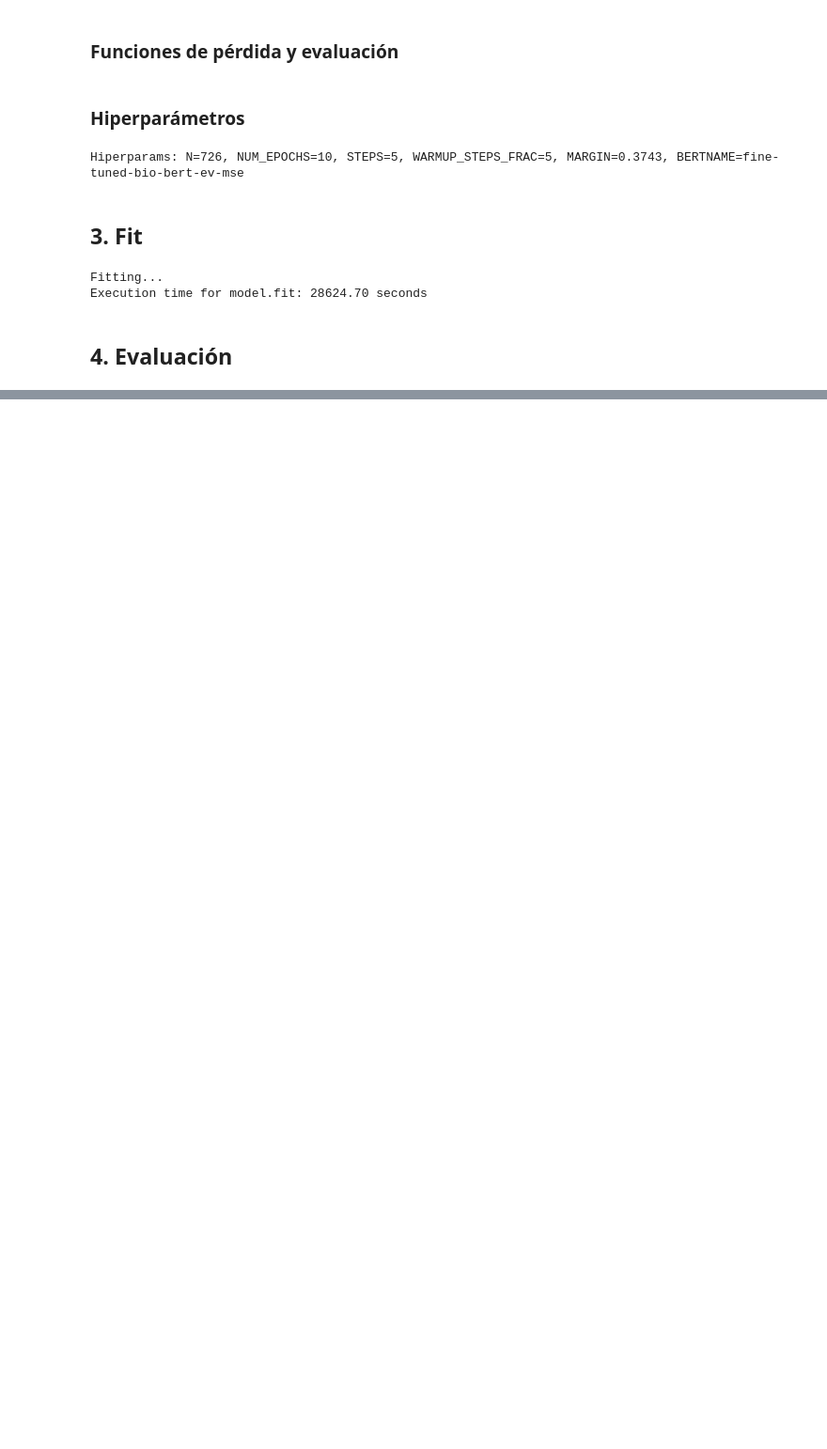
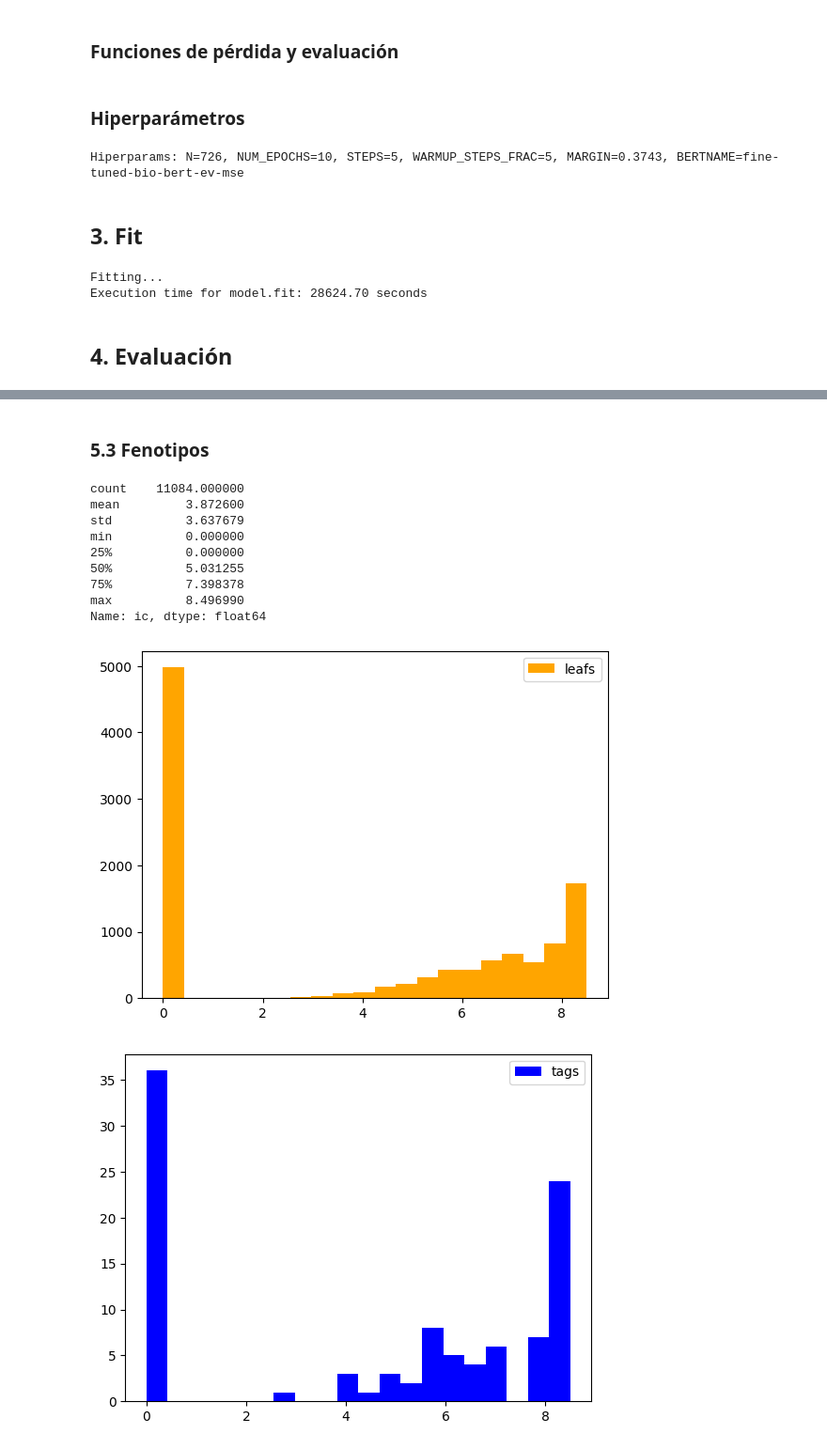
Before and after one commit to DgoMndez/DL-patogen-colab-DIIC, a Jupyter notebook: src/fine-tuning/evaluation/results-lprogress.ipynb, the cells around one changed output, grey strips where cells are left out. Shown at 94% size. Drawn from its saved outputs; the diff is of its cells as text; code cells hidden in the pictures; blank space fills up the shorter version.

```diff
--- a/src/fine-tuning/evaluation/results-lprogress.ipynb
+++ b/src/fine-tuning/evaluation/results-lprogress.ipynb
@@ -224,0 +336,35 @@ plot_eval(path_eval, num_batches, save=False)
+# %% [markdown]
+### 5.3 Fenotipos
+# %%
+def get_ic(phenName):
+    phen = onto.get_hpo_object(phenName)
+    return phen.information_content.gene
+
+dfPhenotypes['ic'] = dfPhenotypes['Phenotype'].apply(get_ic)
+dfIndex['ic'] = dfIndex['phenotypeName'].apply(get_ic)
+
+print(dfPhenotypes['ic'].describe())
+plt.hist(dfPhenotypes['ic'], bins=20, label='leafs', color='orange')
+plt.legend()
+plt.show()
+
+plt.hist(dfIndex['ic'], bins=20, label='tags', color='blue')
+plt.legend()
+plt.show()
+
+sns.kdeplot(dfPhenotypes['ic'], label='leafs', color='orange')
+sns.kdeplot(dfIndex['ic'], label='tags', color='blue')
+plt.legend()
+plt.show()
+# %% [output]
+count    11084.000000
+mean         3.872600
+std          3.637679
+min          0.000000
+25%          0.000000
+50%          5.031255
+75%          7.398378
+max          8.496990
+Name: ic, dtype: float64
+[figure, added]
+[figure, added]
```
Also changed, not shown: parts of 9 cells of this notebook, 1 other file.
